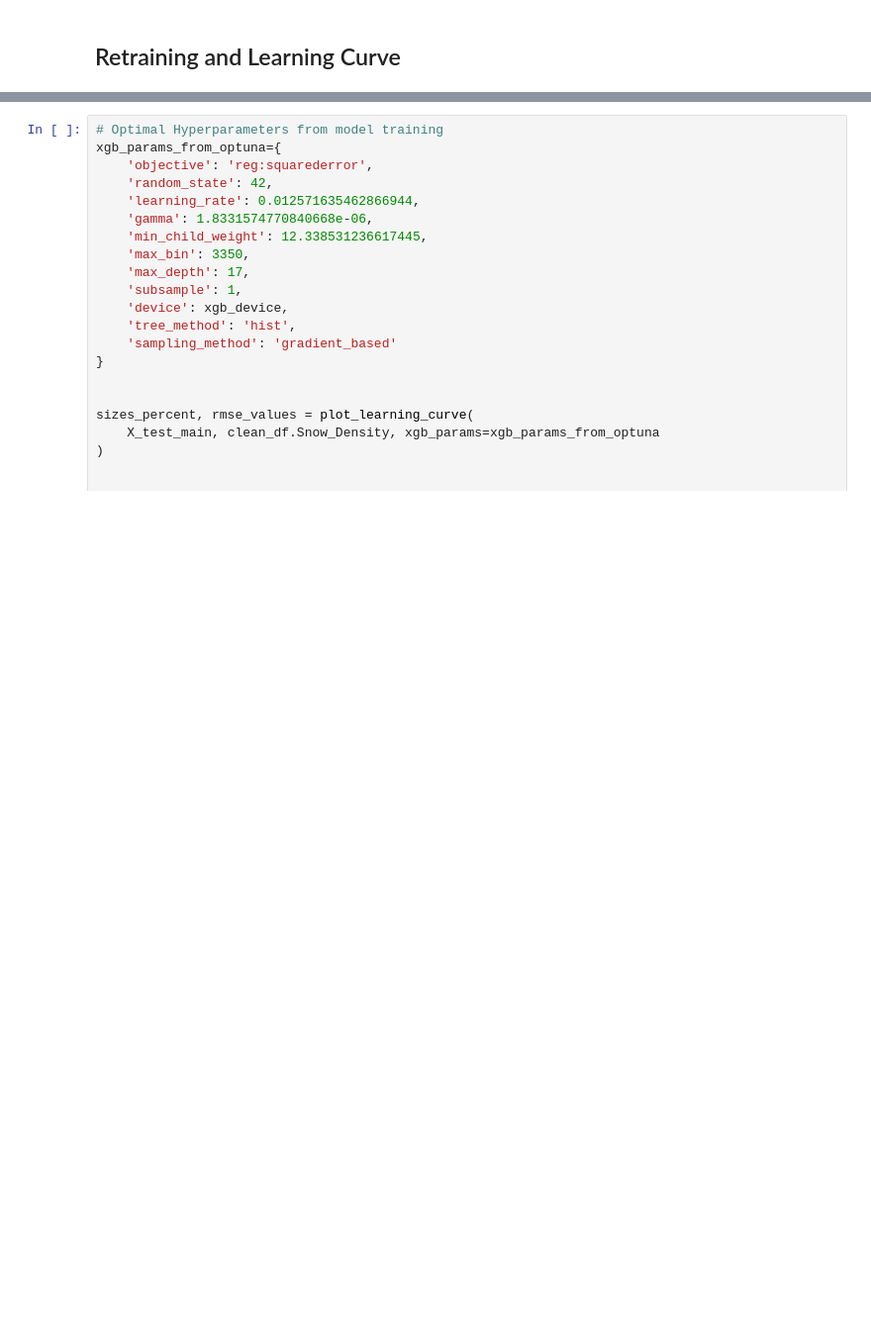
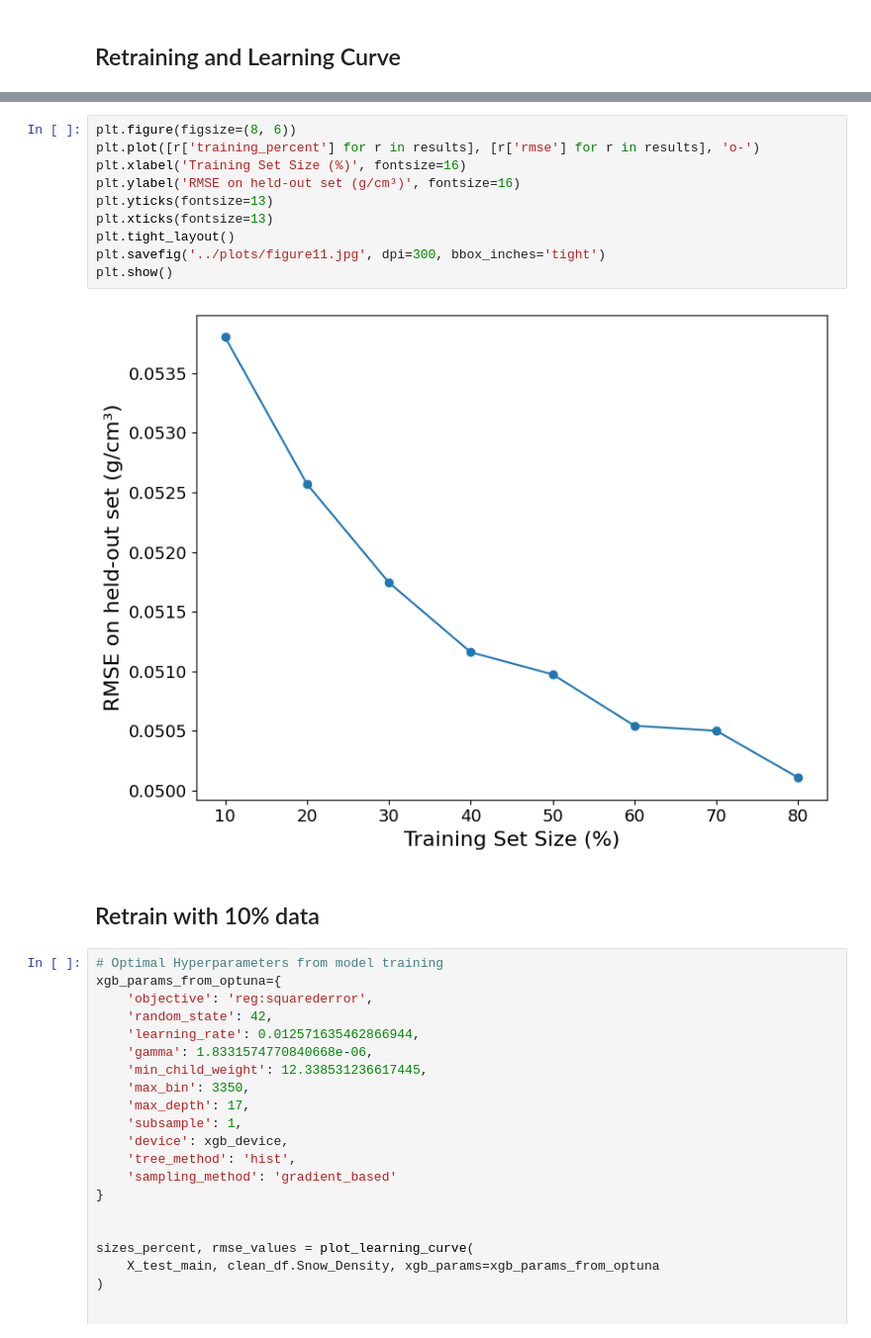
Before and after one commit to cryogars/density-models, a Jupyter notebook: notebooks/07_model_transferability_analysis.ipynb, the cells around one changed output, grey strips where cells are left out. Shown at 99% size. Drawn from its saved outputs; the diff is of its cells as text; blank space fills up the shorter version.

```diff
--- a/notebooks/07_model_transferability_analysis.ipynb
+++ b/notebooks/07_model_transferability_analysis.ipynb
@@ -292,3 +344,17 @@ compare_multiple_models(preds_df=swe_results.dropna().drop(columns='Snow_Class')
+# %%
+plt.figure(figsize=(8, 6))
+plt.plot([r['training_percent'] for r in results], [r['rmse'] for r in results], 'o-')
+plt.xlabel('Training Set Size (%)', fontsize=16)
+plt.ylabel('RMSE on held-out set (g/cm³)', fontsize=16)
+plt.yticks(fontsize=13)
+plt.xticks(fontsize=13)
+plt.tight_layout()
+plt.savefig('../plots/figure11.jpg', dpi=300, bbox_inches='tight')
+plt.show()
+# %% [output]
+[figure, added]
+# %% [markdown]
+## Retrain with 10\% data
 # %%
 # Optimal Hyperparameters from model training
 xgb_params_from_optuna={
```
Also changed, not shown: parts of 1 cell of this notebook.
